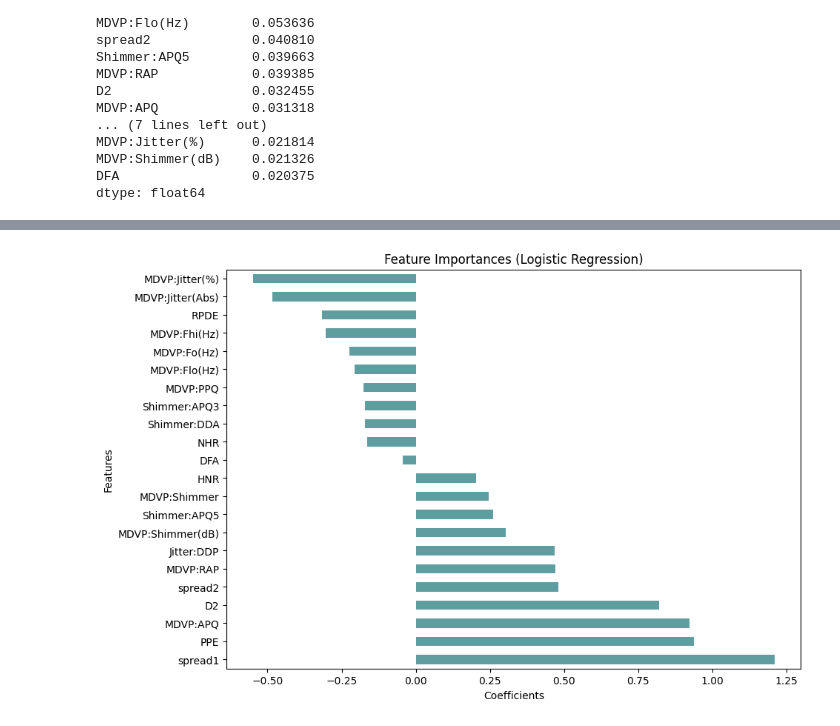
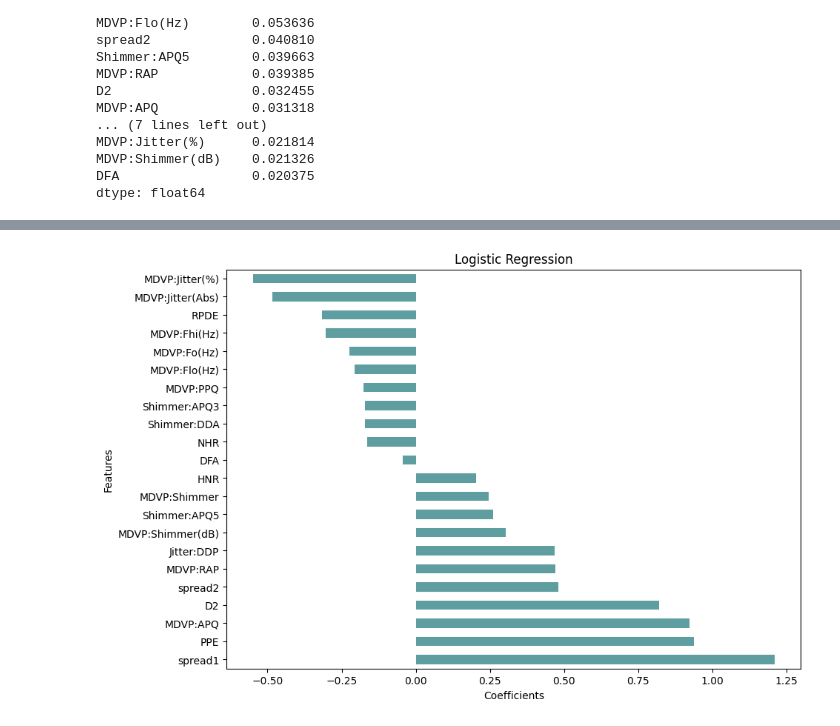
Before and after one commit to theNovahkiin/Parkinsons-EDA-Python, a Jupyter notebook: classification.ipynb, the cells around one changed output, grey strips where cells are left out. Cells and saved outputs as stored; diff of their text form; code cells hidden in the pictures.

```diff
--- a/classification.ipynb
+++ b/classification.ipynb
@@ -279,10 +309,10 @@ plt.show()
 # %%
 #plotting coefficients calculated by LogisticRegression
 plt.figure(figsize=(10, 7))
 lr_features.plot(kind='barh', color='cadetblue')
-plt.title("Feature Importances (Logistic Regression)")
+plt.title("Logistic Regression")
 plt.xlabel("Coefficients")
 plt.ylabel("Features")
 plt.show()
 # %% [output]
-[figure, old version]
+[figure, new version]
```
Also changed, not shown: parts of 23 cells of this notebook.
